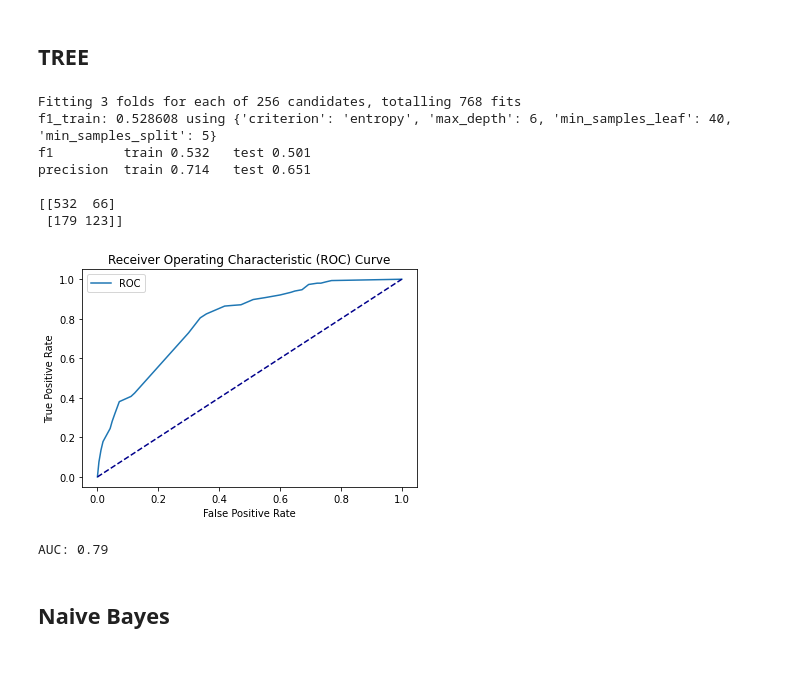
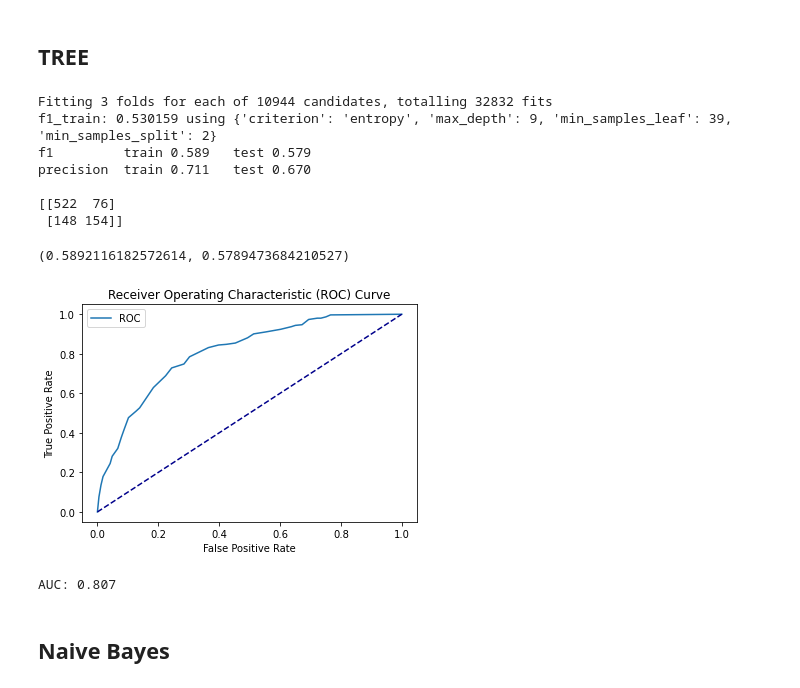
Before and after one commit to AndreaScarpellini1/ML-Project, a Jupyter notebook: Project .ipynb, the cells around one changed output. Drawn from its saved outputs; the diff is of its cells as text; code cells hidden in the pictures.

```diff
--- a/Project .ipynb
+++ b/Project .ipynb
@@ -561,26 +562,27 @@ AUC: 0.74
 from sklearn.tree import DecisionTreeClassifier
 classifier = DecisionTreeClassifier()
 parameters = {'criterion': ['entropy','gini'],
-              'max_depth': [4,5,6,8],
-              'min_samples_split': [5,10,20,25],
-              'min_samples_leaf': [5,10,20,25,30,35,40,45]}
+              'max_depth':          np.arange(2,10,1),
+              'min_samples_split':  np.arange(2,20,1),
+              'min_samples_leaf':   np.arange(2,40,1)}
 
 hyperp_search(classifier,parameters)
 # %% [output]
-Fitting 3 folds for each of 256 candidates, totalling 768 fits
-f1_train: 0.528608 using {'criterion': 'entropy', 'max_depth': 6, 'min_samples_leaf': 40, 'min_samples_split': 5}
-f1         train 0.532   test 0.501
-precision  train 0.714   test 0.651
+Fitting 3 folds for each of 10944 candidates, totalling 32832 fits
+f1_train: 0.530159 using {'criterion': 'entropy', 'max_depth': 9, 'min_samples_leaf': 39, 'min_samples_split': 2}
+f1         train 0.589   test 0.579
+precision  train 0.711   test 0.670
 
-[[532  66]
- [179 123]]
+[[522  76]
+ [148 154]]
+(0.5892116182572614, 0.5789473684210527)
 # %%
-model_tree = DecisionTreeClassifier(criterion='entropy', max_depth=6, min_samples_leaf=40, min_samples_split=5)
+model_tree = DecisionTreeClassifier(criterion='entropy', max_depth=9, min_samples_leaf=39, min_samples_split=2)
 
 fpr2,tpr2,AUC2=roc(model_tree,X_train,y_train,X_test,y_test)
 # %% [output]
-[figure, old version]
+[figure, new version]
-AUC: 0.79
+AUC: 0.807
 # %% [markdown]
 ## Naive Bayes
 # %%
```
Also changed, not shown: parts of 15 cells of this notebook.
